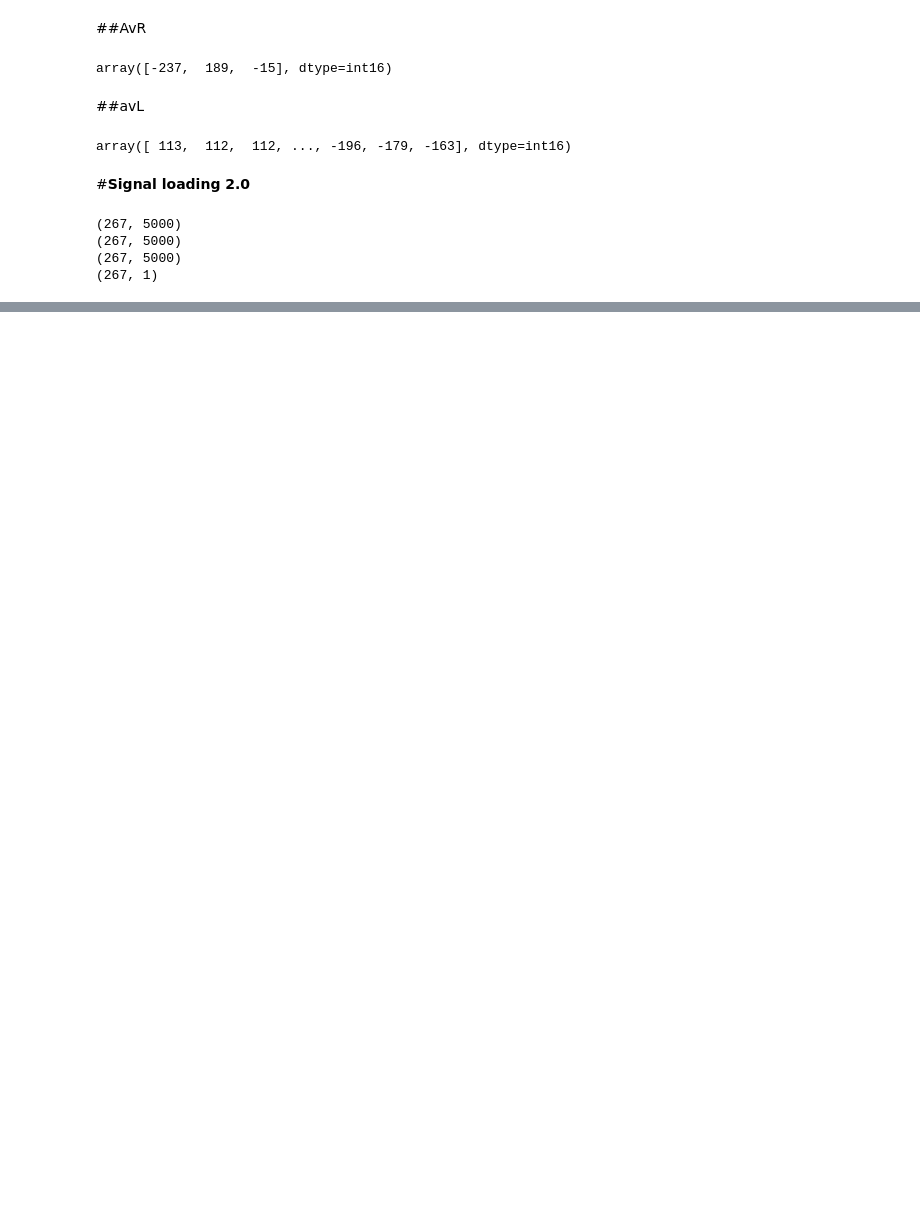
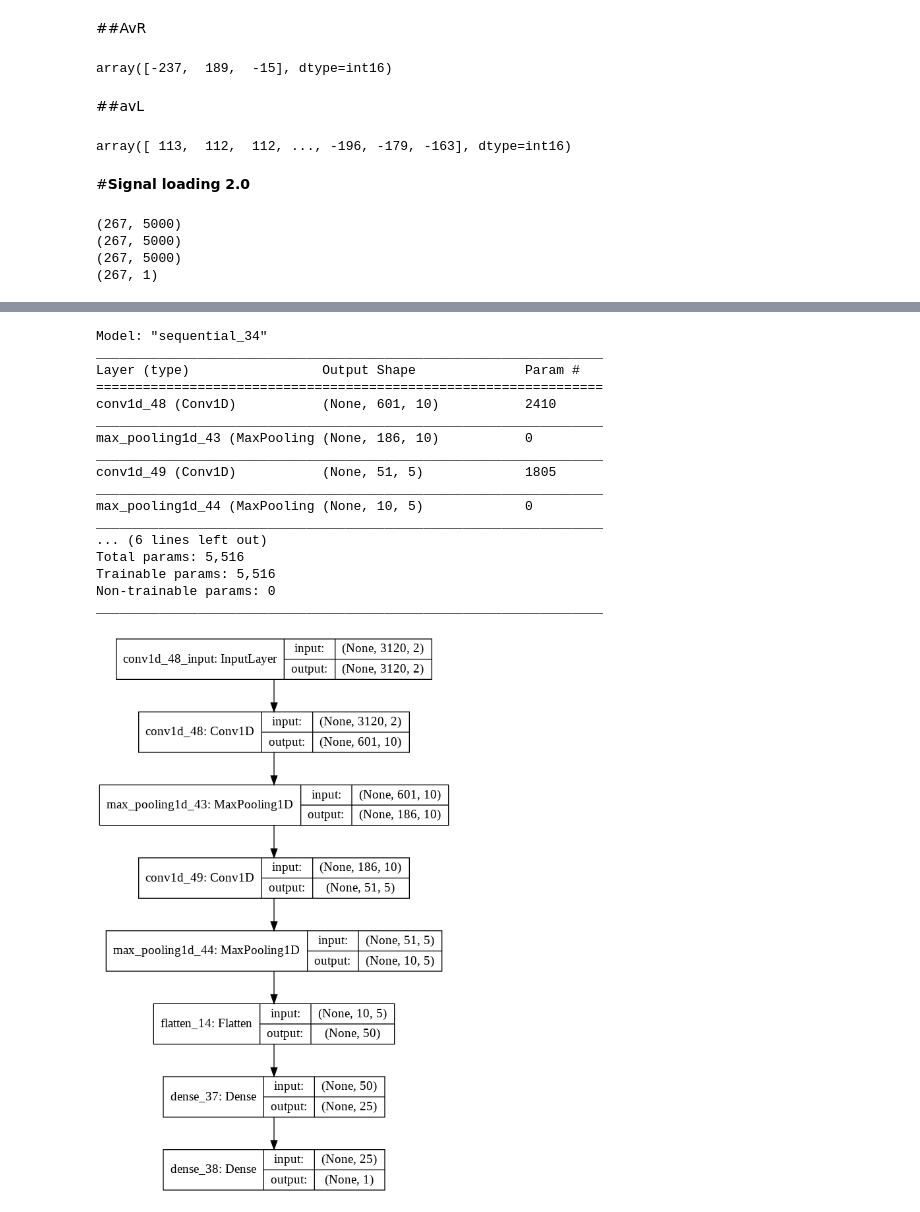
Before and after one commit to Shegy12/GAN-for-generating-artificial-ECG-data, a Jupyter notebook: GANy.ipynb, the cells around one changed output, grey strips where cells are left out. Drawn from its saved outputs; the diff is of its cells as text; code cells hidden in the pictures; blank space fills up the shorter version.

```diff
--- a/GANy.ipynb
+++ b/GANy.ipynb
@@ -490,0 +509,73 @@ print(np.shape(labels))
+# %%
+#keras
+from keras.models import Sequential
+from keras.layers import Conv1D, TimeDistributed, MaxPooling1D, Dense, Softmax, Flatten, LeakyReLU, Activation
+from keras.utils.vis_utils import plot_model
+from keras.optimizers import Adam
+
+#nema byt vstup 3120,2 ? predsa tam vstupuje aj real aj fake vzorka naraz nie?
+
+def define_discriminator(input_shape=(3120,2)):
+  model = Sequential()
+  model.add(Conv1D(input_shape=input_shape, filters=10, kernel_size=120, strides=5, padding='valid', data_format='channels_last', dilation_rate=1, activation=None, use_bias=True, kernel_initializer='glorot_uniform', bias_initializer='zeros', kernel_regularizer=None, bias_regularizer=None, activity_regularizer=None, kernel_constraint=None, bias_constraint=None))
+  model.add(MaxPooling1D(pool_size=46, strides=3, padding='valid', data_format='channels_last'))
+  model.add(Conv1D(filters=5, kernel_size=36, strides=3, padding='valid', data_format='channels_last', dilation_rate=1, activation=None, use_bias=True, kernel_initializer='glorot_uniform', bias_initializer='zeros', kernel_regularizer=None, bias_regularizer=None, activity_regularizer=None, kernel_constraint=None, bias_constraint=None))
+  model.add(MaxPooling1D(pool_size=24, strides=3, padding='valid', data_format='channels_last'))
+  #flatten layer added for proper function
+  model.add(Flatten())
+  model.add(Dense(25, activation=None, use_bias=True, kernel_initializer='glorot_uniform', bias_initializer='zeros', kernel_regularizer=None, bias_regularizer=None, activity_regularizer=None, kernel_constraint=None, bias_constraint=None))
+  model.add(Dense(1, activation='softmax'))
+  # compile model
+  # oni pouzivaly asi SGD a mini-batch o dlzke 100, adam je ale lepsi
+  model.compile(loss='binary_crossentropy', optimizer=Adam(lr=0.0002, beta_1=0.5), metrics=['accuracy'])
+  return model
+
+
+#super-tuned model
+
+#1. Use Strided Convolutions - how?
+#2. Use Batch Normalization - how?
+
+#3. Remove Fully-Connected Layers - done
+#4. Use ReLU, Leaky ReLU, and Tanh - done
+#5. Use Adam Optimization - done
+
+# def define_discriminator(input_shape=(3120,1)):
+#   model = Sequential()
+#   model.add(Conv1D(input_shape=(3120,1),filters=10, kernel_size=120, strides=5, padding='valid', data_format='channels_last', dilation_rate=1, activation=None, use_bias=True, kernel_initializer='glorot_uniform', bias_initializer='zeros', kernel_regularizer=None, bias_regularizer=None, activity_regularizer=None, kernel_constraint=None, bias_constraint=None))
+#   model.add(LeakyReLU(alpha=0.2))
+#   model.add(MaxPooling1D(pool_size=46, strides=3, padding='valid', data_format='channels_last'))
+#   model.add(Conv1D(filters=5, kernel_size=36, strides=3, padding='valid', data_format='channels_last', dilation_rate=1, activation=None, use_bias=True, kernel_initializer='glorot_uniform', bias_initializer='zeros', kernel_regularizer=None, bias_regularizer=None, activity_regularizer=None, kernel_constraint=None, bias_constraint=None))
+#   model.add(LeakyReLU(alpha=0.2))
+#   model.add(MaxPooling1D(pool_size=24, strides=3, padding='valid', data_format='channels_last'))
+#   model.add(Flatten())
+#   model.add(Dense(1, activation='softmax'))
+#   # compile model
+#   model.compile(loss='binary_crossentropy', optimizer=Adam(lr=0.0002, beta_1=0.5), metrics=['accuracy'])
+#   return model
+
+# define the discriminator model
+discriminator_model = define_discriminator()
+# summarize the model
+discriminator_model.summary()
+# plot the model
+plot_model(discriminator_model, to_file='discriminator_plot.png', show_shapes=True, show_layer_names=True)
+# %% [output]
+Model: "sequential_34"
+_________________________________________________________________
+Layer (type)                 Output Shape              Param #
+=================================================================
+conv1d_48 (Conv1D)           (None, 601, 10)           2410
+_________________________________________________________________
+max_pooling1d_43 (MaxPooling (None, 186, 10)           0
+_________________________________________________________________
+conv1d_49 (Conv1D)           (None, 51, 5)             1805
+_________________________________________________________________
+max_pooling1d_44 (MaxPooling (None, 10, 5)             0
+_________________________________________________________________
+... (6 lines left out)
+Total params: 5,516
+Trainable params: 5,516
+Non-trainable params: 0
+_________________________________________________________________
+[figure, added]
```
Also changed, not shown: parts of 18 cells of this notebook.
